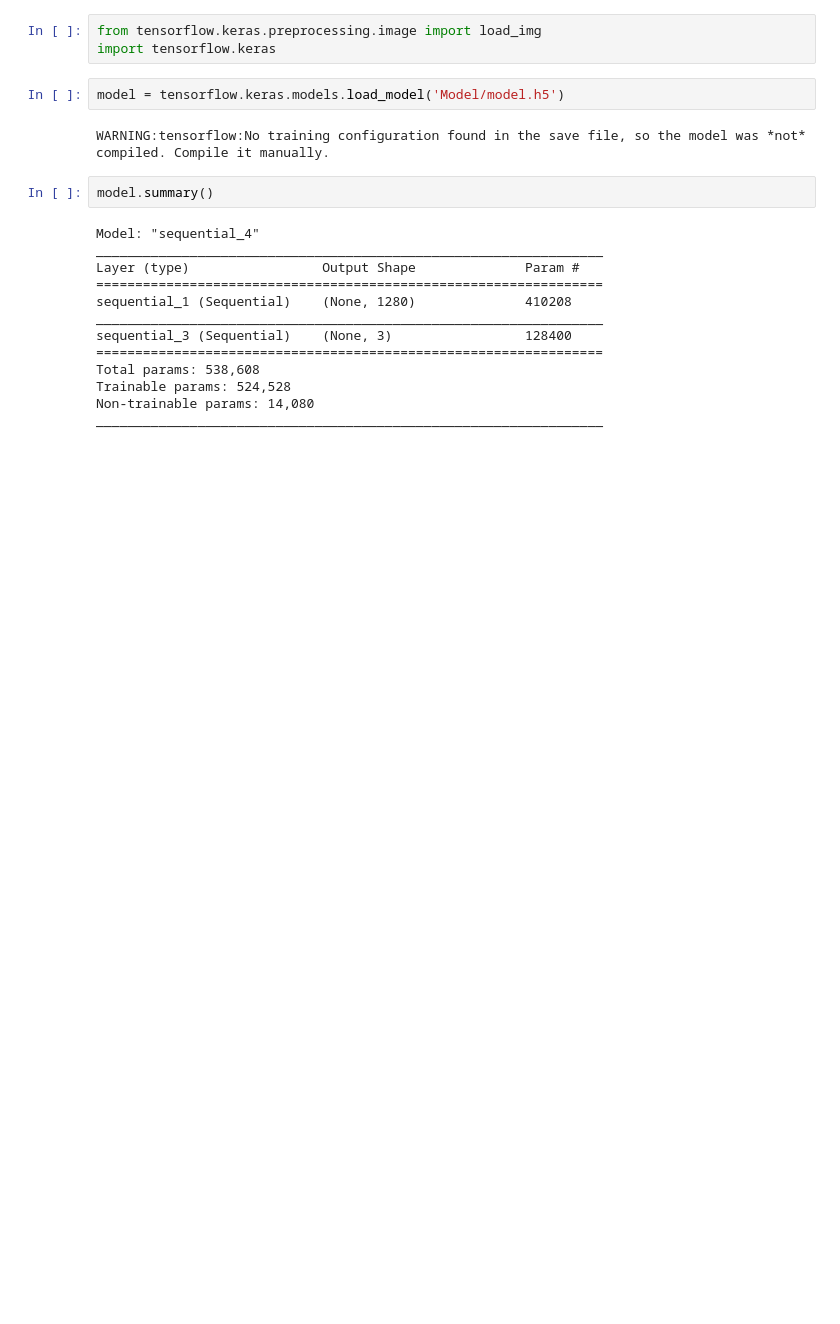
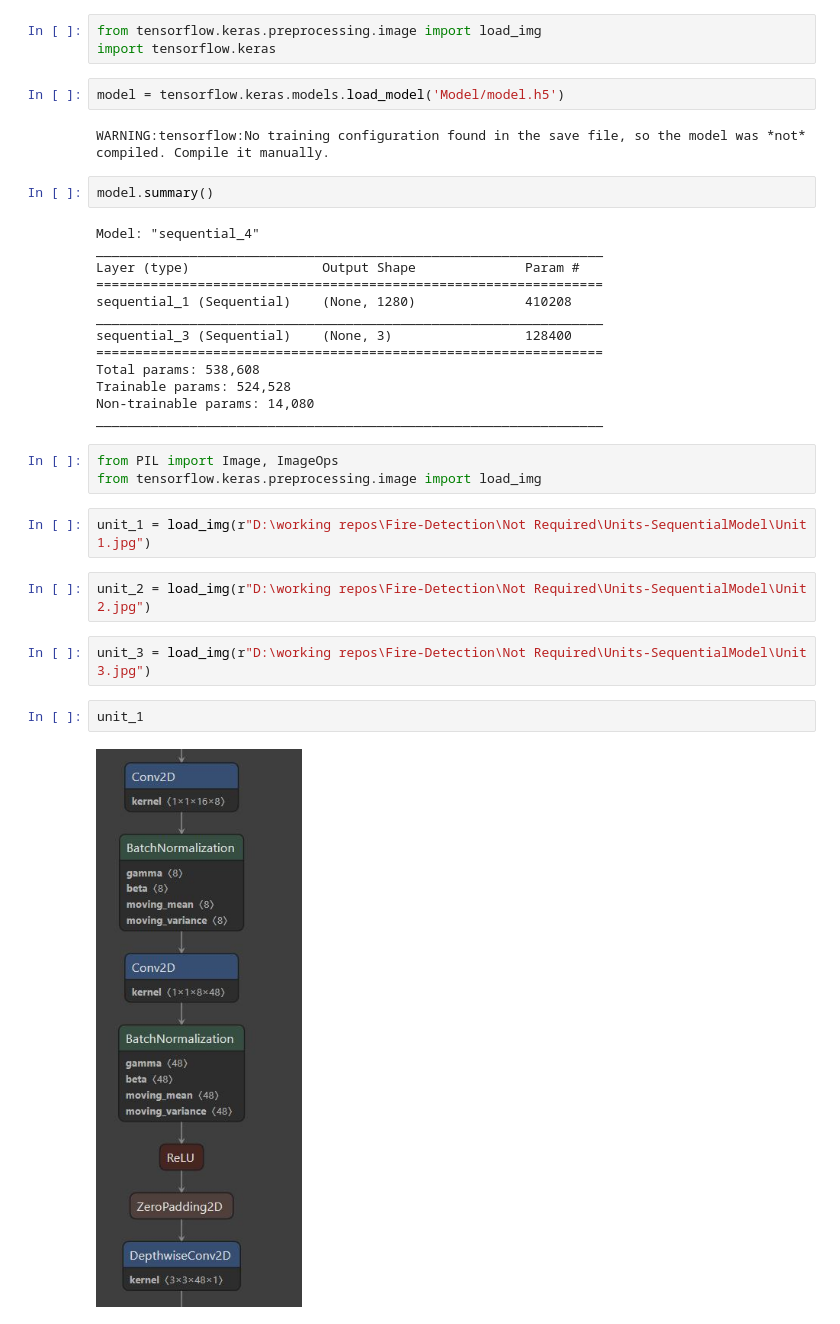
Before and after one commit to reekithak/Fire-Detection, a Jupyter notebook: Working & Template.ipynb, the cells around one changed output. Cells and saved outputs as stored; diff of their text form; blank space fills up the shorter version.

```diff
--- a/Working & Template.ipynb
+++ b/Working & Template.ipynb
@@ -20,3 +20,16 @@ Total params: 538,608
 Trainable params: 524,528
 Non-trainable params: 14,080
 _________________________________________________________________
+# %%
+from PIL import Image, ImageOps
+from tensorflow.keras.preprocessing.image import load_img
+# %%
+unit_1 = load_img(r"D:\working repos\Fire-Detection\Not Required\Units-SequentialModel\Unit 1.jpg")
+# %%
+unit_2 = load_img(r"D:\working repos\Fire-Detection\Not Required\Units-SequentialModel\Unit 2.jpg")
+# %%
+unit_3 = load_img(r"D:\working repos\Fire-Detection\Not Required\Units-SequentialModel\Unit 3.jpg")
+# %%
+unit_1
+# %% [output]
+[figure, added]
```
Also changed, not shown: parts of 2 cells of this notebook.
